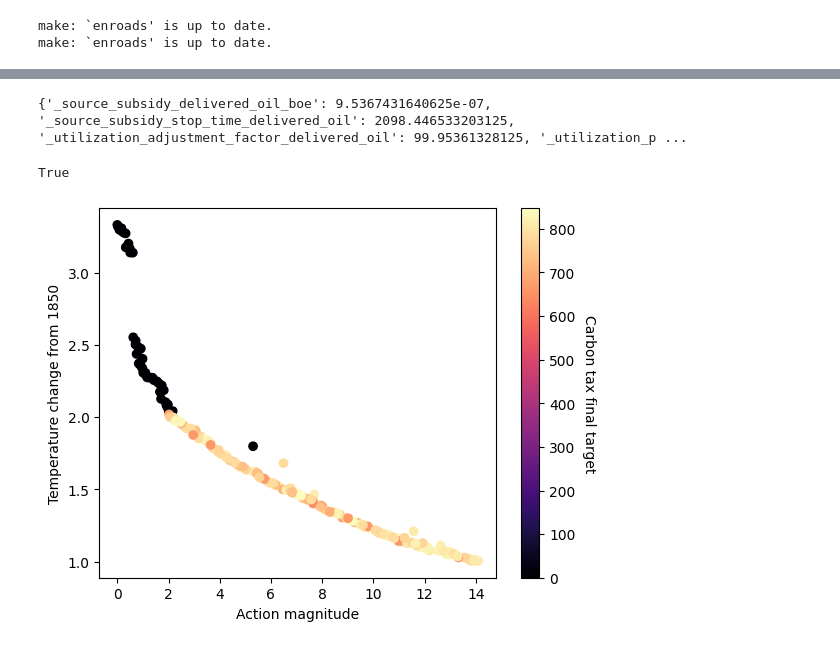
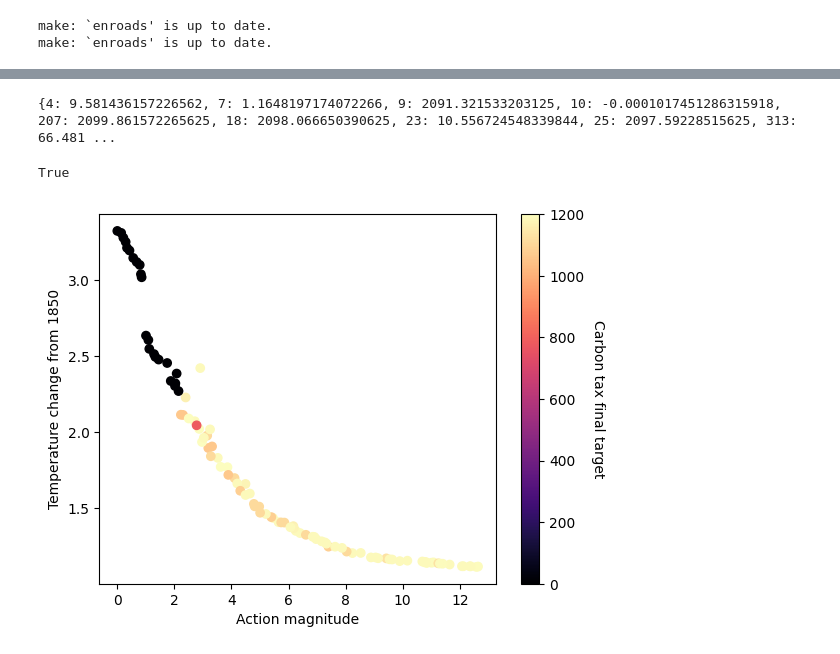
Before and after one commit to cognizant-ai-labs/en-roads-py, a Jupyter notebook: experiments/actions.ipynb, the cells around one changed output, grey strips where cells are left out. Saved outputs shown, nothing was run; the diff lists cells and outputs as text; code cells hidden in the pictures.

```diff
--- a/experiments/actions.ipynb
+++ b/experiments/actions.ipynb
@@ -13,8 +14,10 @@ from enroadspy import load_input_specs, id_to_name
 from enroadspy.generate_url import actions_to_url
 # %%
-results_dir = Path("results/all-action-direct-decomplexify")
+results_dir = Path("results/actions")
 with open(results_dir / "config.yml", "r", encoding="utf-8") as f:
     config = yaml.safe_load(f)
+
+config = process_config(config)
 
 gens = len(list(results_dir.glob("[0-9]*.csv")))-1
 context = config["context"]
@@ -120,8 +123,7 @@ pareto_df = pareto_df[pareto_df["rank"] == 1]
 pareto_df = pareto_df.sort_values(by=[outcome_keys[2], outcome_keys[1], outcome_keys[0]], ascending=False)
 
 print(pareto_df[["cand_id", outcome_keys[2], outcome_keys[1], outcome_keys[0]]].head(20))
-# 57_162, 63_147
-special = ["351_138", "397_26"]
+special = ["83_75", "50_12"]
 plot_pareto(outcome_keys[0], outcome_keys[2], gens, special)
 plot_pareto(outcome_keys[1], outcome_keys[2], gens, special)
 # %% [output]
@@ -215,7 +217,7 @@ def print_actions_dict(cand_id):
     [context_actions_dict], [outcomes_df], _ = experimenter.get_candidate_results(cand_id)
     true_ca_dict = {}
     for action in context_actions_dict:
-        default_value = input_specs[input_specs["varId"] == action]["defaultValue"].values[0]
+        default_value = input_specs[input_specs["id"] == action]["defaultValue"].values[0]
         if context_actions_dict[action] != default_value:
             true_ca_dict[action] = context_actions_dict[action]
     print(true_ca_dict)
@@ -229,6 +231,8 @@ for cand_id in special:
 def color_pareto_by_action(action: str, outcome_1: str, outcome_2: str):
     pareto_df = pd.read_csv(results_dir / f"{gens}.csv")
     pareto_df = pareto_df[pareto_df["rank"] == 1]
+
+    action = name_to_id(action, input_specs)
 
     action_vals = []
     for cand_id in pareto_df["cand_id"]:
@@ -251,6 +255,6 @@ def color_pareto_by_action(action: str, outcome_1: str, outcome_2: str):
     cbar.set_label(id_to_name(action, load_input_specs()), rotation=270, labelpad=15)
     plt.show()
 
-color_pareto_by_action("_carbon_tax_initial_target", outcome_keys[0], outcome_keys[2])
-color_pareto_by_action("_source_subsidy_delivered_oil_boe", outcome_keys[0], outcome_keys[2])
+color_pareto_by_action("Carbon tax initial target", outcome_keys[0], outcome_keys[2])
+color_pareto_by_action("Source tax oil boe", outcome_keys[0], outcome_keys[2])
 # %% [output]
@@ -259,13 +263,14 @@ color_pareto_by_action("_source_subsidy_delivered_oil_boe", outcome_keys[0], out
 # %%
 [context_actions_dict], _, _ = experimenter.get_candidate_results(pareto_df.sort_values(outcome_keys[2])["cand_id"].values[0])
 print(filter_actions_dict(context_actions_dict))
-context_actions_dict = evaluator.decomplexify_actions_dict(context_actions_dict)
+if config["decomplexify"]:
+    context_actions_dict = evaluator.decomplexify_actions_dict(context_actions_dict)
 url = actions_to_url(context_actions_dict)
 webbrowser.open(url)
 # %% [output]
-{'_source_subsidy_delivered_oil_boe': 9.5367431640625e-07, '_source_subsidy_stop_time_delivered_oil': 2098.446533203125, '_utilization_adjustment_factor_delivered_oil': 99.95361328125, '_utilization_p ...
+{4: 9.581436157226562, 7: 1.1648197174072266, 9: 2091.321533203125, 10: -0.0001017451286315918, 207: 2099.861572265625, 18: 2098.066650390625, 23: 10.556724548339844, 25: 2097.59228515625, 313: 66.481 ...
 True
 # %%
-color_pareto_by_action("_carbon_tax_final_target", outcome_keys[0], outcome_keys[2])
+color_pareto_by_action("Carbon tax final target", outcome_keys[0], outcome_keys[2])
 # %% [output]
-[figure, old version]
+[figure, new version]
```
Also changed, not shown: parts of 9 cells of this notebook, 26 other files.
